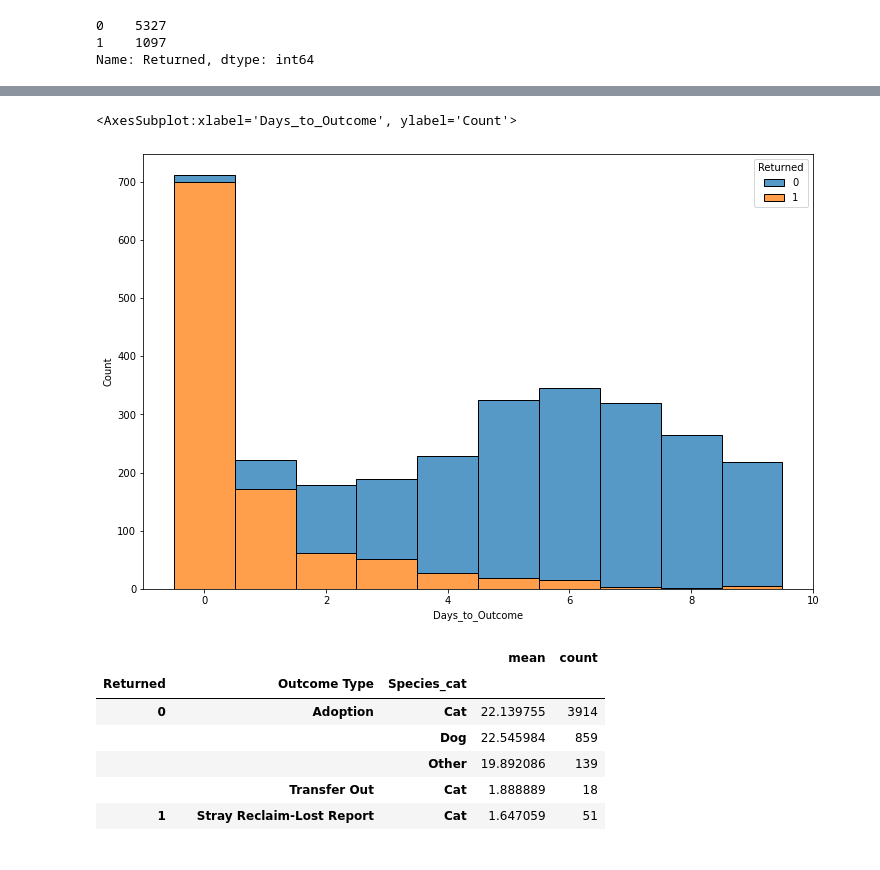
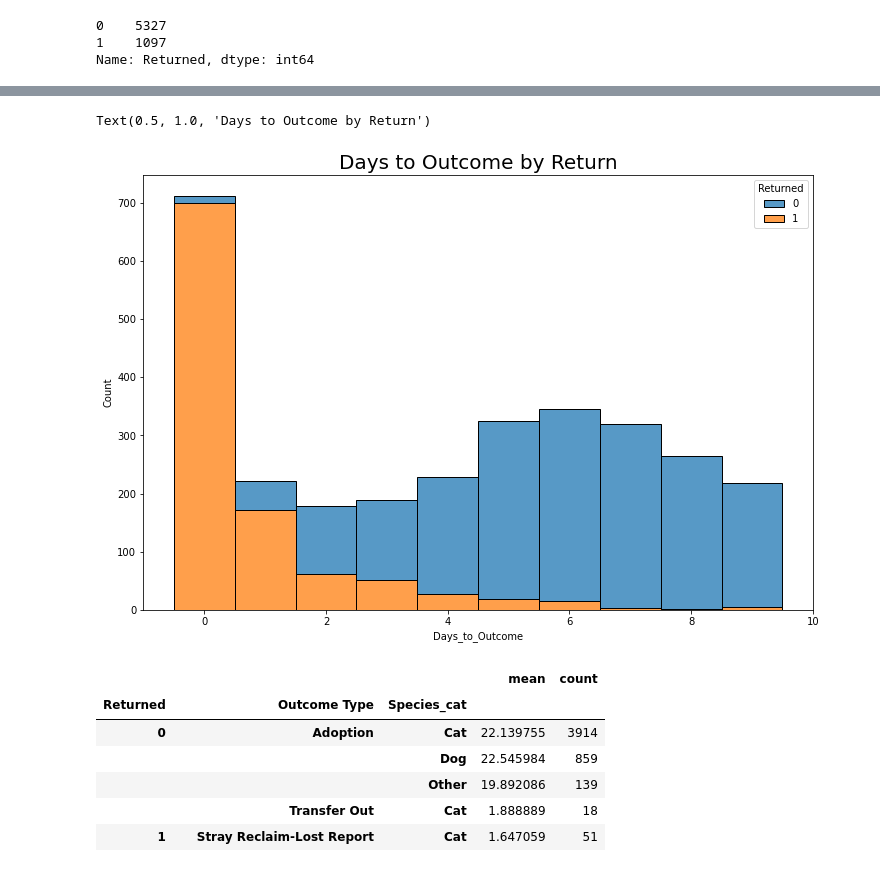
Before and after one commit to statcom-um/HSHV_pet_reunion, a Jupyter notebook: zapell/deduped_exploration.ipynb, the cells around one changed output, grey strips where cells are left out. Saved outputs shown, nothing was run; the diff lists cells and outputs as text; code cells hidden in the pictures.

```diff
--- a/zapell/deduped_exploration.ipynb
+++ b/zapell/deduped_exploration.ipynb
@@ -107,11 +154,12 @@ plt.show()
 # %%
 plt.figure(figsize=(12, 8))
 # change hue to "Species" and filter on only returned animals to view time to outcome by species
 df['Days_to_Outcome'] = (df['Outcome Date'] - df['Intake Date']).dt.days
 sns.histplot(x='Days_to_Outcome', hue='Returned', multiple="stack", discrete=True, data=df[df.Days_to_Outcome<10])
+plt.title("Days to Outcome by Return", fontsize=20)
 # %% [output]
-<AxesSubplot:xlabel='Days_to_Outcome', ylabel='Count'>
+Text(0.5, 1.0, 'Days to Outcome by Return')
-[figure, old version]
+[figure, new version]
 # %%
 return_data = df.groupby(["Returned", "Outcome Type", "Species_cat"])["Days_to_Outcome"].agg(["mean", "count"])
 #return_data = return_data.reset_index()#.count
```
Also changed, not shown: parts of 3 cells of this notebook, 2 other files.
